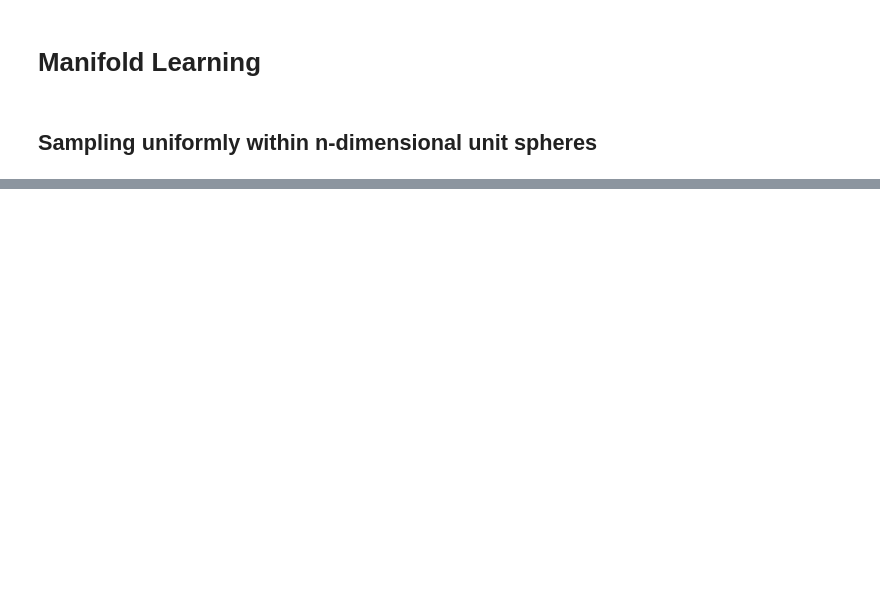
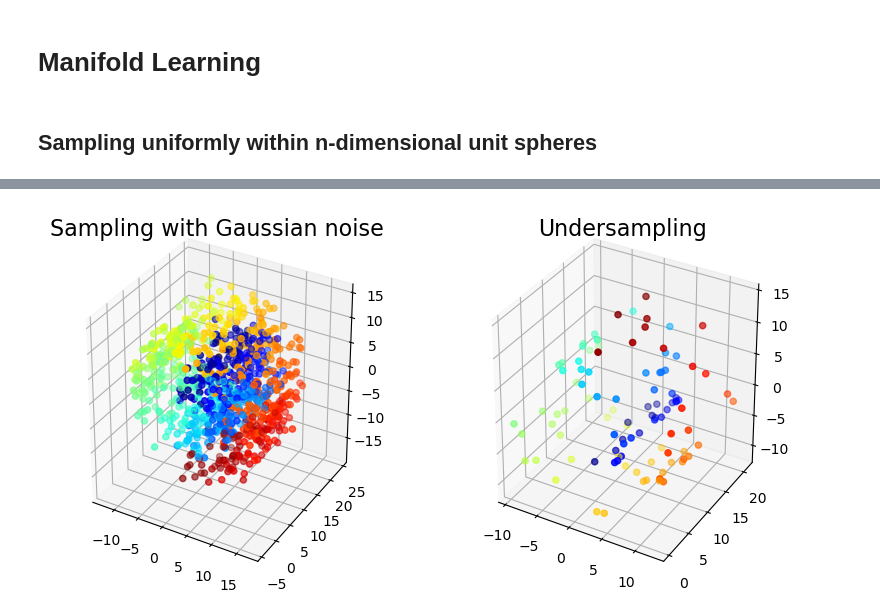
Before and after one commit to GAnagno/Dimensionality-Reduction, a Jupyter notebook: Manifold Learning.ipynb, the cells around one changed output, grey strips where cells are left out. Cells and saved outputs as stored; diff of their text form; code cells hidden in the pictures; blank space fills up the shorter version.

```diff
--- a/Manifold Learning.ipynb
+++ b/Manifold Learning.ipynb
@@ -73,0 +154,19 @@ plt.title("% in neighborhood = " + str(p));
+# %%
+# set up a figure twice as wide as it is tall
+fig = plt.figure(figsize=plt.figaspect(0.5))
+
+# sample from swiss roll dataset
+from sklearn.datasets.samples_generator import make_swiss_roll
+X, color = make_swiss_roll(n_samples = 1000, noise=1.5)
+ax = fig.add_subplot(1, 2, 1, projection = '3d')
+ax.scatter(X[:, 0], X[:, 1], -X[:, 2], c=color, cmap=plt.cm.jet)
+ax.set_title('Sampling with Gaussian noise', size=16)
+
+# undersample from manifold
+X, color = make_swiss_roll(n_samples = 100, random_state=8888)
+ax = fig.add_subplot(1, 2, 2, projection = '3d')
+ax.scatter(X[:, 0], X[:, 1], X[:, 2], c=color, cmap=plt.cm.jet)
+ax.set_title('Undersampling', size=16);
+plt.show();
+# %% [output]
+[figure, added]
```
Also changed, not shown: parts of 10 cells of this notebook.
